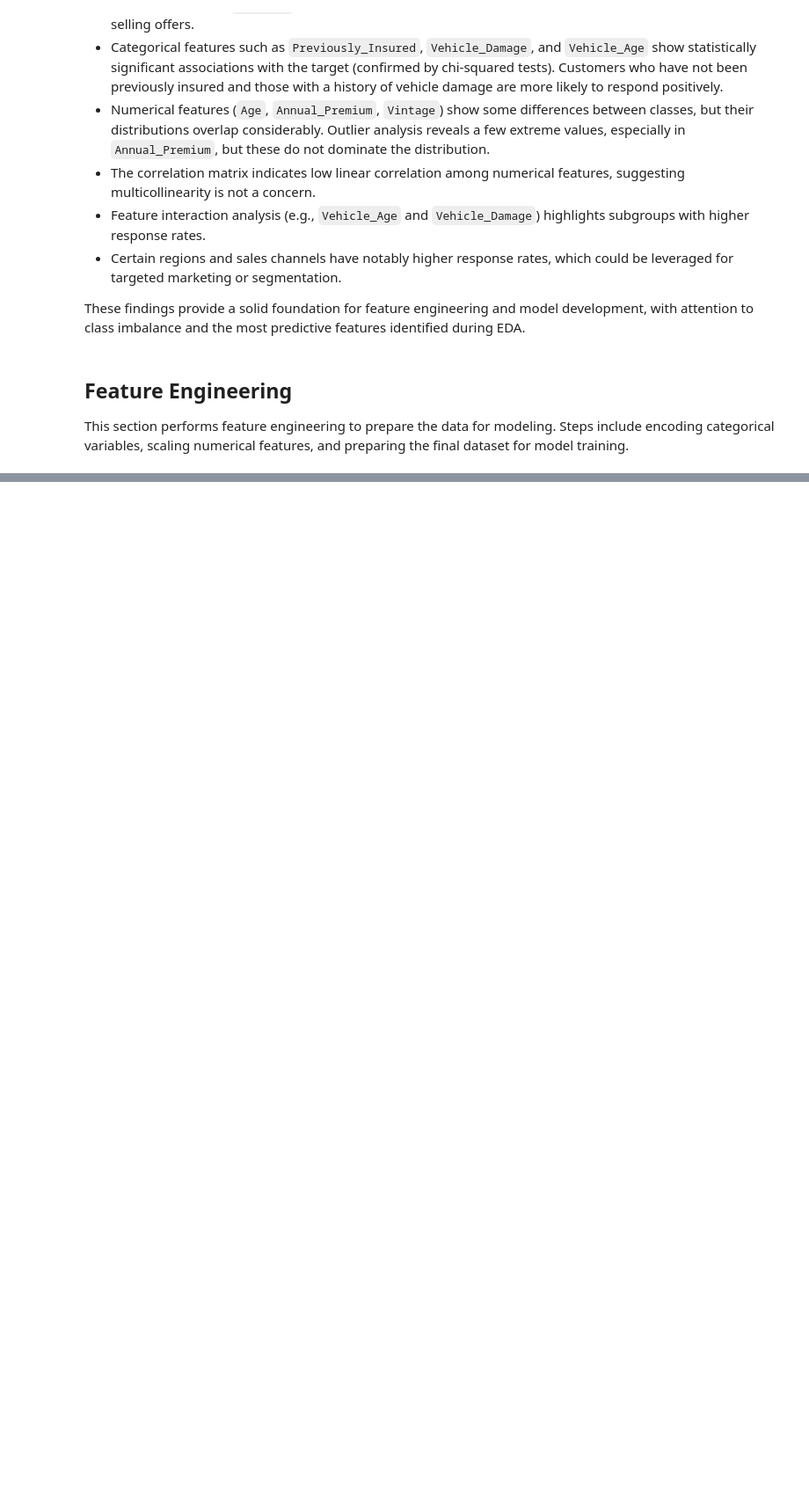
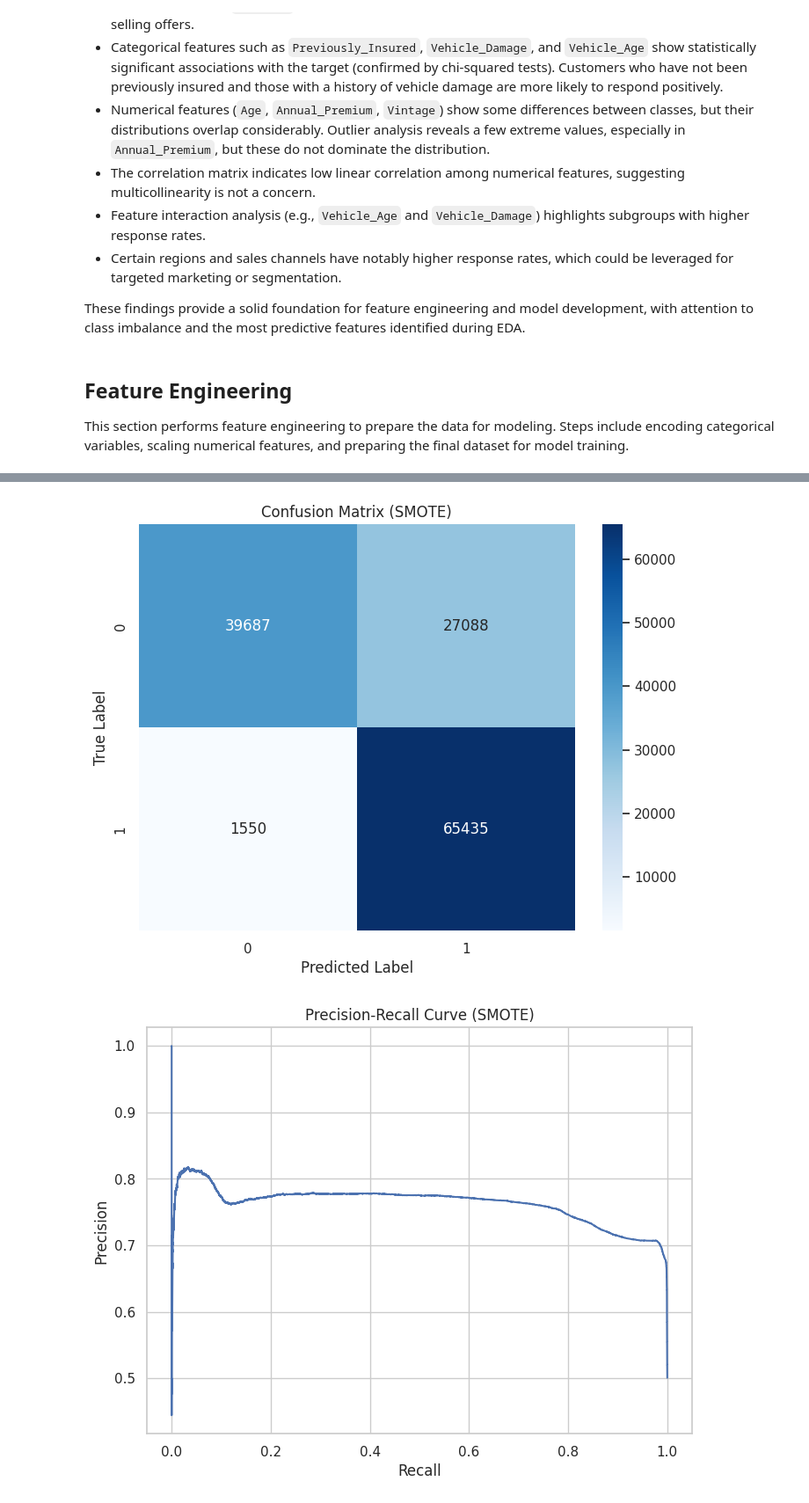
Before and after one commit to LorenzoVu/Cross-selling-of-insurance-policies, a Jupyter notebook: cross-selling.ipynb, the cells around one changed output, grey strips where cells are left out. Shown at 88% size. Drawn from its saved outputs; the diff is of its cells as text; code cells hidden in the pictures; blank space fills up the shorter version.

```diff
--- a/cross-selling.ipynb
+++ b/cross-selling.ipynb
@@ -281,0 +352,65 @@ Feature engineering completed. Feature matrix shape: (381109, 213)
+# %%
+# Now let's create a new model with SMOTE
+print("\n=== Model with SMOTE Balancing ===")
+from imblearn.over_sampling import SMOTE
+
+# Apply SMOTE to balance classes
+smote = SMOTE(random_state=42)
+X_smote, y_smote = smote.fit_resample(X, y)
+
+# Split the balanced dataset
+X_train_smote, X_test_smote, y_train_smote, y_test_smote = train_test_split(
+    X_smote, y_smote, test_size=0.2, random_state=42
+)
+
+# Train new model (without class_weight since we used SMOTE)
+model_smote = LogisticRegression(random_state=42, max_iter=1000)
+model_smote.fit(X_train_smote, y_train_smote)
+
+# Evaluate SMOTE model
+y_pred_smote = model_smote.predict(X_test_smote)
+y_pred_proba_smote = model_smote.predict_proba(X_test_smote)[:, 1]
+
+print("\nModel Performance with SMOTE:")
+print(classification_report(y_test_smote, y_pred_smote))
+print(f"ROC-AUC Score: {roc_auc_score(y_test_smote, y_pred_smote):.3f}")
+
+# Confusion Matrix for SMOTE model
+cm_smote = confusion_matrix(y_test_smote, y_pred_smote)
+plt.figure(figsize=(8, 6))
+sns.heatmap(cm_smote, annot=True, fmt='d', cmap='Blues')
+plt.title('Confusion Matrix (SMOTE)')
+plt.ylabel('True Label')
+plt.xlabel('Predicted Label')
+plt.show()
+
+# Precision-Recall Curve for SMOTE model
+precision_smote, recall_smote, thresholds_smote = precision_recall_curve(y_test_smote, y_pred_proba_smote)
+plt.figure(figsize=(8, 6))
+plt.plot(recall_smote, precision_smote, 'b-', label='Precision-Recall curve (SMOTE)')
+plt.xlabel('Recall')
+plt.ylabel('Precision')
+plt.title('Precision-Recall Curve (SMOTE)')
+plt.grid(True)
+plt.show()
+
+# Compare ROC curves
+from sklearn.metrics import roc_curve
+plt.figure(figsize=(8, 6))
+
+# Original model ROC
+fpr, tpr, _ = roc_curve(y_test, y_pred_proba)
+plt.plot(fpr, tpr, label=f'Original (AUC = {roc_auc_score(y_test, y_pred_proba):.3f})')
+
+# SMOTE model ROC
+fpr_smote, tpr_smote, _ = roc_curve(y_test_smote, y_pred_proba_smote)
+plt.plot(fpr_smote, tpr_smote, label=f'SMOTE (AUC = {roc_auc_score(y_test_smote, y_pred_smote):.3f})')
+
+plt.plot([0, 1], [0, 1], 'k--')
+plt.xlabel('False Positive Rate')
+plt.ylabel('True Positive Rate')
+plt.title('ROC Curve Comparison')
+plt.legend()
+plt.grid(True)
+plt.show()
+# %% [output]
@@ -281,0 +434,2 @@ Feature engineering completed. Feature matrix shape: (381109, 213)
+[figure, added]
+[figure, added]
```
Also changed, not shown: parts of 7 cells of this notebook.
